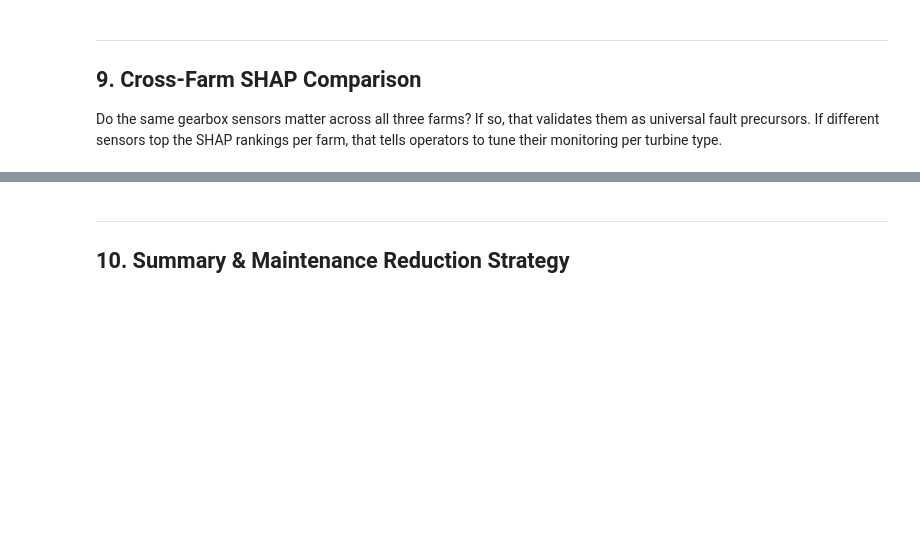
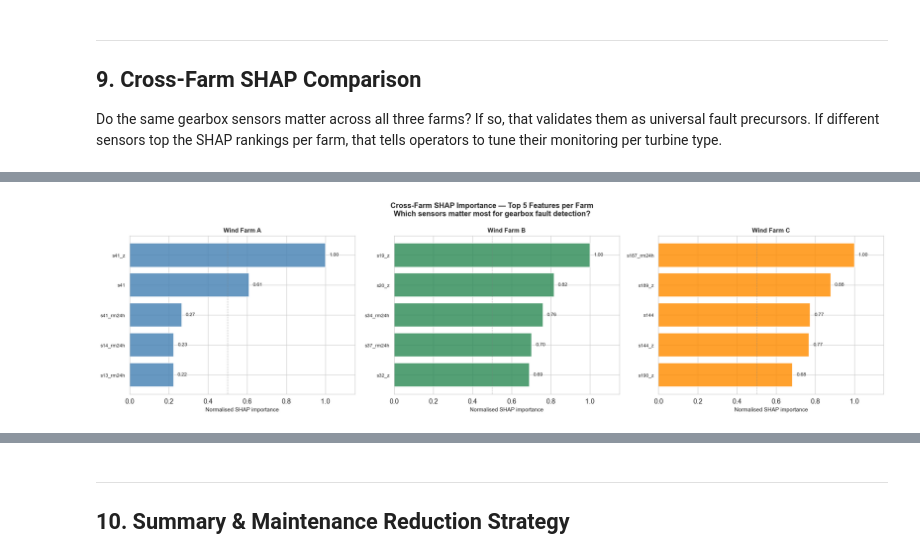
Before and after one commit to KMANN-R2-D2/DSMLC-Final_Competition, a Jupyter notebook: Karanvir-Analysis/notebook_1c_explainability.ipynb, the cells around one changed output, grey strips where cells are left out. Cells and saved outputs as stored; diff of their text form; code cells hidden in the pictures; blank space fills up the shorter version.

```diff
--- a/Karanvir-Analysis/notebook_1c_explainability.ipynb
+++ b/Karanvir-Analysis/notebook_1c_explainability.ipynb
@@ -1238,0 +1322,92 @@ else:
+# %%
+# ── 9.1  Cross-farm top SHAP feature comparison ──────────────────────────────
+if SHAP_AVAILABLE and shap_values_dict:
+
+    # ── Get top-5 features per farm ───────────────────────────────────────────
+    top_features_per_farm = {}
+    for farm, data in shap_values_dict.items():
+        mean_abs = np.abs(data['values']).mean(axis=0)
+        imp      = pd.Series(mean_abs, index=data['feat']).sort_values(ascending=False)
+        top_features_per_farm[farm] = imp.head(5)
+        print(f'{farm}: {len(imp)} features, top SHAP = {imp.index[0]} ({imp.iloc[0]:.4f})')
+
+    available_farms = list(top_features_per_farm.keys())
+    n_farms = len(available_farms)
+
+    # ── Side-by-side horizontal bar charts — one per farm ────────────────────
+    fig, axes = plt.subplots(1, n_farms, figsize=(6 * n_farms, 5))
+    if n_farms == 1:
+        axes = [axes]
+
+    fig.suptitle('Cross-Farm SHAP Importance — Top 5 Features per Farm\n'
+                 'Which sensors matter most for gearbox fault detection?',
+                 fontsize=12, fontweight='bold')
+
+    farm_colors = {
+        'Wind Farm A': 'steelblue',
+        'Wind Farm B': 'seagreen',
+        'Wind Farm C': 'darkorange',
+    }
+
+    for ax, farm in zip(axes, available_farms):
+        imp   = top_features_per_farm[farm]
+        color = farm_colors.get(farm, 'gray')
+
+        # Shorten feature names
+        short = [c.replace('_avg','')
+                  .replace('sensor_','s')
+                  .replace('_roll_mean_6h','_rm6h')
+                  .replace('_roll_mean_24h','_rm24h')
+                  .replace('_roll_std_6h','_rs6h')
+                  .replace('_zscore','_z')
+                  .replace('_delta','_d')
+                 for c in imp.index]
+
+        # Normalise to [0,1] within farm
+        norm_vals = imp.values / (imp.values.max() + 1e-9)
+
+        bars = ax.barh(range(len(imp)), norm_vals[::-1],
+                       color=color, alpha=0.82, edgecolor='white')
+        ax.set_yticks(range(len(imp)))
+        ax.set_yticklabels(short[::-1], fontsize=8)
+        ax.set_xlim(0, 1.15)
+        ax.set_xlabel('Normalised SHAP importance', fontsize=9)
+        ax.set_title(f'{farm}', fontsize=10, fontweight='bold')
+        ax.axvline(0.5, color='gray', lw=0.8, linestyle='--', alpha=0.5)
+
+        # Value labels on bars
+        for i, (bar, val) in enumerate(zip(bars, norm_vals[::-1])):
+            ax.text(val + 0.02, bar.get_y() + bar.get_height()/2,
+                    f'{val:.2f}', va='center', fontsize=8)
+
+    plt.tight_layout()
+    plt.savefig('fig_1c_cross_farm_shap.png', bbox_inches='tight')
+    plt.show()
+
+    # ── Text summary ──────────────────────────────────────────────────────────
+    print('\nTop-5 SHAP features per farm:')
+    print('='*60)
+    for farm, imp in top_features_per_farm.items():
+        print(f'\n  {farm}:')
+        for i, (feat, val) in enumerate(imp.items()):
+            short = feat.replace('_avg','').replace('sensor_','sensor ')
+            print(f'    {i+1}. {short:<38} {val:.4f}')
+
+    # Cross-farm agreement on raw sensor names
+    print('\n\nSensor agreement across farms (raw sensor name):')
+    raw_tops = {}
+    for farm, imp in top_features_per_farm.items():
+        raw_tops[farm] = set(f.split('_avg')[0] for f in imp.head(3).index)
+
+    farms = list(raw_tops.keys())
+    if len(farms) >= 2:
+        shared_ab = raw_tops[farms[0]] & raw_tops[farms[1]] if len(farms) > 1 else set()
+        shared_all = raw_tops[farms[0]]
+        for f in farms[1:]:
+            shared_all &= raw_tops[f]
+        print(f'  Features in top-3 of ALL farms : {shared_all if shared_all else "none — farm-specific patterns"}')
+        if len(farms) >= 2:
+            print(f'  Features in top-3 of {farms[0]} & {farms[1]}: {shared_ab if shared_ab else "none"}')
+else:
+    print('SHAP not available — install shap to see cross-farm comparison')
+# %% [output]
@@ -1238,0 +1417 @@ else:
+[figure, added]
```
Also changed, not shown: parts of 12 cells of this notebook, 20 other files.
